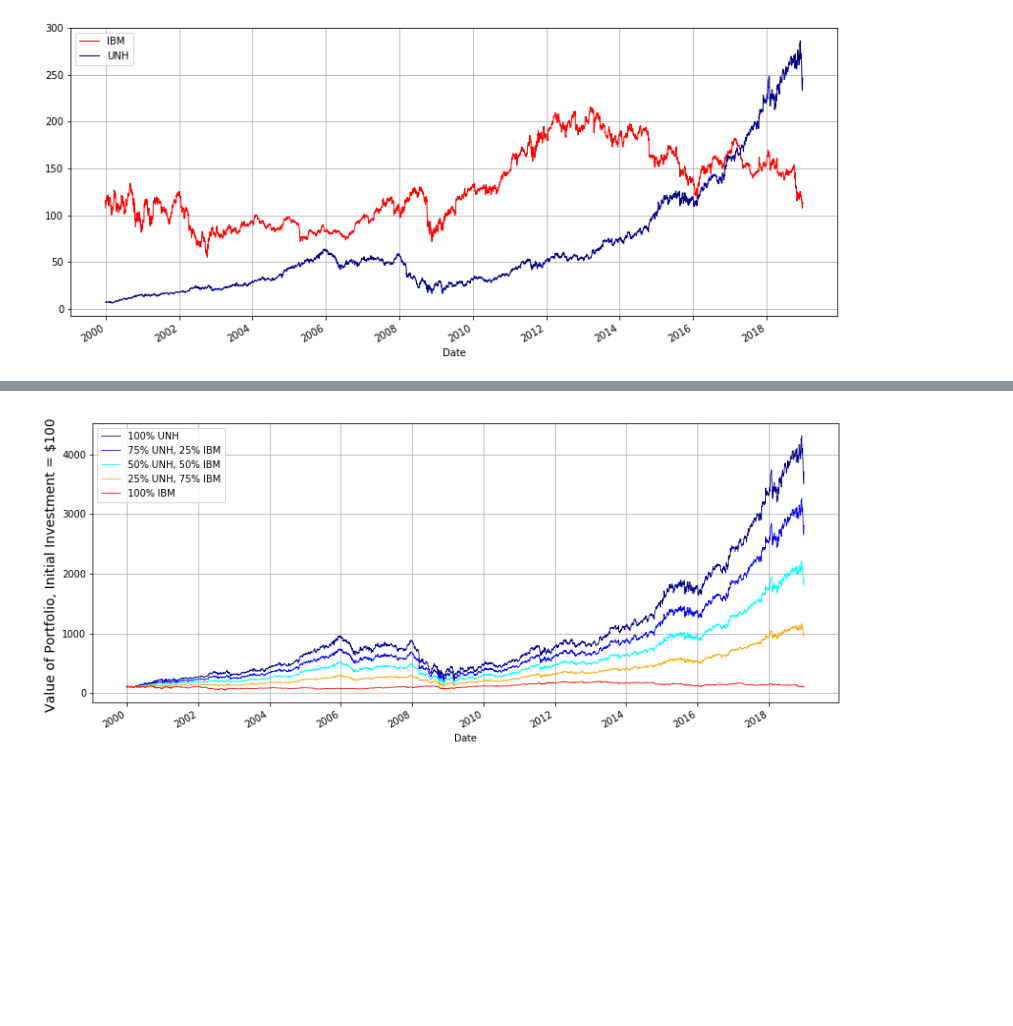
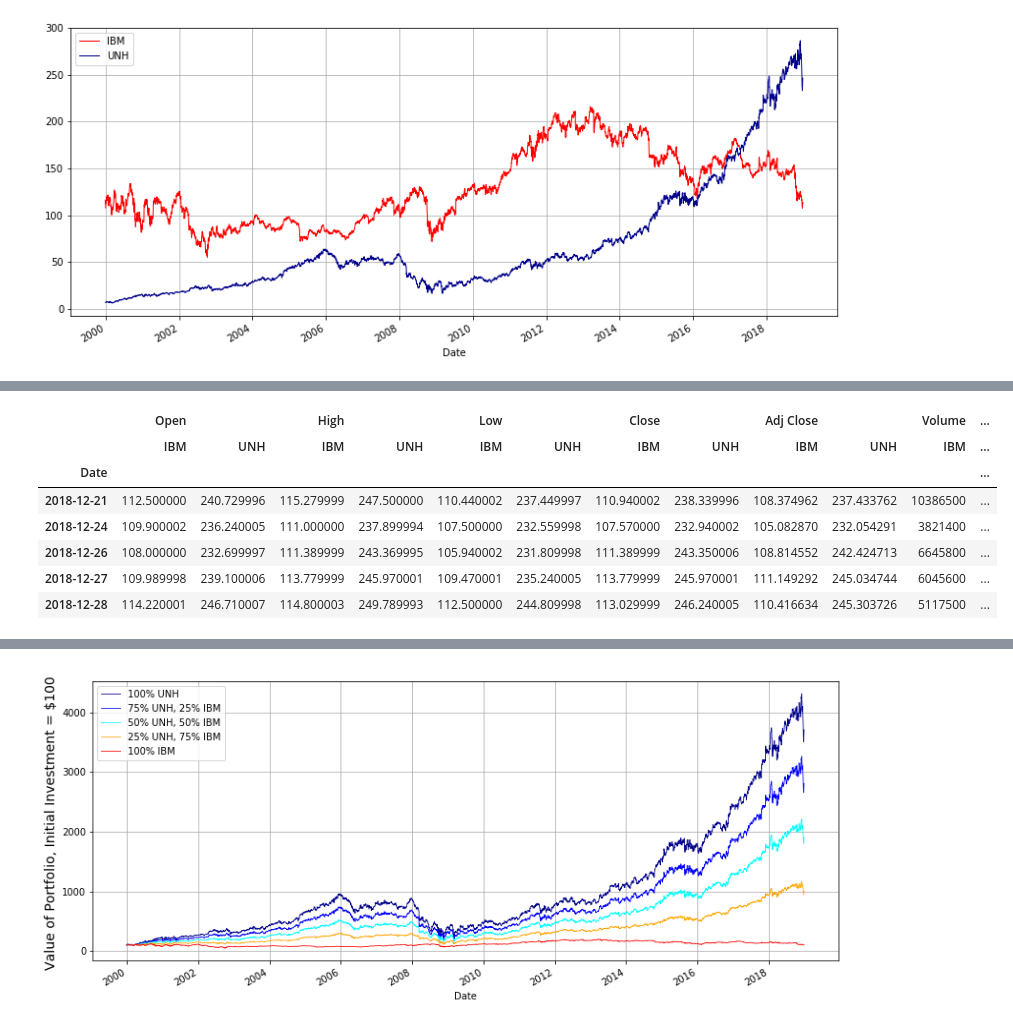
Before and after one commit to raaheim/RiskMeasures, a Jupyter notebook: Exploration.ipynb, the cells around one changed output, grey strips where cells are left out. Cells and saved outputs as stored; diff of their text form; code cells hidden in the pictures; blank space fills up the shorter version.

```diff
--- a/Exploration.ipynb
+++ b/Exploration.ipynb
@@ -172,0 +196,11 @@ plt.show()
+# %%
+data.tail()
+# %% [output]
+|  | Open |  | High |  | Low |  | Close |  | Adj Close |  | Volume | ... |
+|  | IBM | UNH | IBM | UNH | IBM | UNH | IBM | UNH | IBM | UNH | IBM | ... |
+| Date |  |  |  |  |  |  |  |  |  |  |  | ... |
+| 2018-12-21 | 112.500000 | 240.729996 | 115.279999 | 247.500000 | 110.440002 | 237.449997 | 110.940002 | 238.339996 | 108.374962 | 237.433762 | 10386500 | ... |
+| 2018-12-24 | 109.900002 | 236.240005 | 111.000000 | 237.899994 | 107.500000 | 232.559998 | 107.570000 | 232.940002 | 105.082870 | 232.054291 | 3821400 | ... |
+| 2018-12-26 | 108.000000 | 232.699997 | 111.389999 | 243.369995 | 105.940002 | 231.809998 | 111.389999 | 243.350006 | 108.814552 | 242.424713 | 6645800 | ... |
+| 2018-12-27 | 109.989998 | 239.100006 | 113.779999 | 245.970001 | 109.470001 | 235.240005 | 113.779999 | 245.970001 | 111.149292 | 245.034744 | 6045600 | ... |
+| 2018-12-28 | 114.220001 | 246.710007 | 114.800003 | 249.789993 | 112.500000 | 244.809998 | 113.029999 | 246.240005 | 110.416634 | 245.303726 | 5117500 | ... |
```
Also changed, not shown: parts of 39 cells of this notebook, 7 other files.
